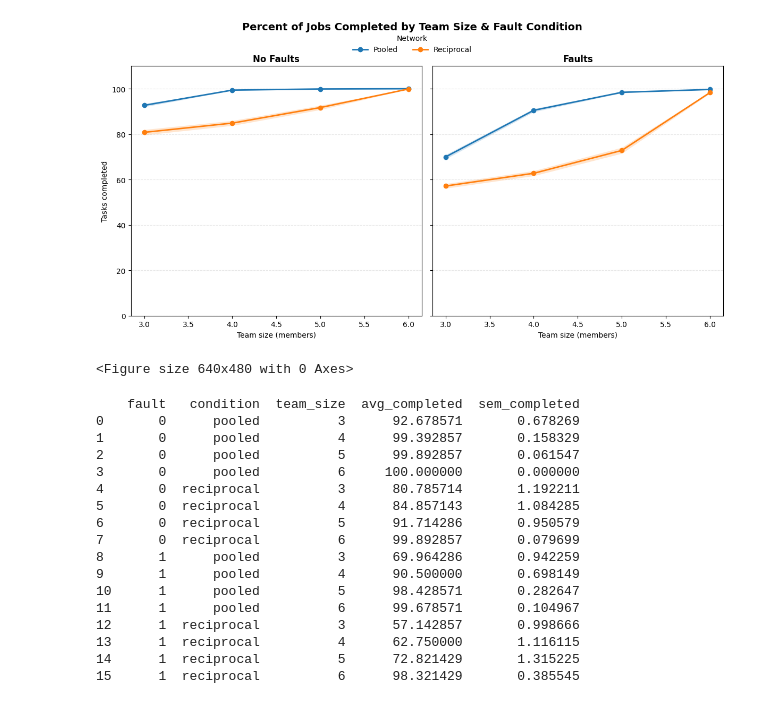
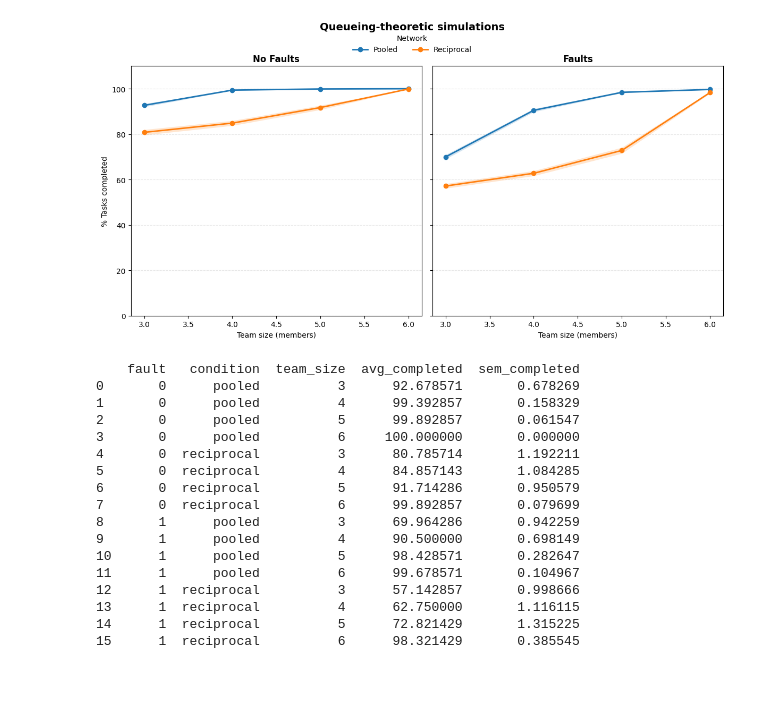
Before and after one commit to emieczkowski/collaborative_redundancy, a Jupyter notebook: simulations/Simulations.ipynb, the cells around one changed output. Drawn from its saved outputs; the diff is of its cells as text; code cells hidden in the pictures.

```diff
--- a/simulations/Simulations.ipynb
+++ b/simulations/Simulations.ipynb
@@ -306,7 +118,7 @@ def plot_team_size_by_tasks_completed(full_team_summary, title):
         ax.set_xlabel("Team size (members)")
         ax.grid(axis="y", linestyle="--", alpha=0.3)
 
-    axes[0].set_ylabel("Tasks completed")
+    axes[0].set_ylabel("% Tasks completed")
     axes[0].set_ylim(0, full_team_summary["num_tasks_completed"].max() * 1.1)
 
     axes[1].legend_.remove() if axes[1].legend_ else None
@@ -327,69 +139,57 @@ def plot_team_size_by_tasks_completed(full_team_summary, title):
     plt.tight_layout()
     plt.show()
 
-    plt.tight_layout()
-    # fig.savefig("Experiment1_simulations.pdf", format="pdf", bbox_inches="tight")
-    plt.show()
-
-    agg = (
-    full_team_summary
-    .groupby(["fault", "condition", "team_size"])["num_tasks_completed"]
-    .agg(["mean", sem])
-    .reset_index()
-    .rename(columns={"mean": "avg_completed", "sem": "sem_completed"})
-)
     print(agg.to_string())
 # %%
 TEAM_SIZES = [3, 4, 5, 6]
 N_JOBS = 14
 STAGES = 3
-HORIZON = 300
+HORIZON = 300       # 5-minute task period, matching the human experiment
 SERVICE_MEAN = 20.0
 FAULT_DUR = 60
 REPS = 200
 
 def simulate_and_record(fault_counts):
     rows = []
     for faults in fault_counts:
         global FAULTS_PER_WORKER
         FAULTS_PER_WORKER = faults
         for size in TEAM_SIZES:
             for condition, sim_fn in [("pooled", simulate_pooled),
                                       ("reciprocal", simulate_reciprocal)]:
                 for rep in range(REPS):
-                    pct, _ = sim_fn(size, seed=10000*faults + rep)
+                    pct, _ = sim_fn(size, seed=10000 * faults + rep)
                     rows.append({
-                        "fault": int(faults>0),
+                        "fault": int(faults > 0),
                         "condition": condition,
                         "team_size": size,
                         "num_tasks_completed": pct
                     })
     return pd.DataFrame(rows)
 
-# 1) simulate for no‐faults (0) and faults (2 per worker)
+# Figure 2 (bottom panels): queueing-theoretic simulations, 0 vs. 2 faults per worker
 full_team_summary = simulate_and_record([0, 2])
 
 plot_team_size_by_tasks_completed(
     full_team_summary,
-    "Percent of Jobs Completed by Team Size & Fault Condition"
+    "Queueing-theoretic simulations"
 )
 # %% [output]
-[figure, old version]
+[figure, new version]
-<Figure size 640x480 with 0 Axes>
+    fault   condition  team_size  avg_completed  sem_completed
+0       0      pooled          3      92.678571       0.678269
+1       0      pooled          4      99.392857       0.158329
+2       0      pooled          5      99.892857       0.061547
+3       0      pooled          6     100.000000       0.000000
+4       0  reciprocal          3      80.785714       1.192211
+5       0  reciprocal          4      84.857143       1.084285
+6       0  reciprocal          5      91.714286       0.950579
+7       0  reciprocal          6      99.892857       0.079699
+8       1      pooled          3      69.964286       0.942259
+9       1      pooled          4      90.500000       0.698149
+10      1      pooled          5      98.428571       0.282647
+11      1      pooled          6      99.678571       0.104967
+12      1  reciprocal          3      57.142857       0.998666
+13      1  reciprocal          4      62.750000       1.116115
+14      1  reciprocal          5      72.821429       1.315225
+15      1  reciprocal          6      98.321429       0.385545
-    fault   condition  team_size  avg_completed  sem_completed
-0       0      pooled          3      92.678571       0.678269
-1       0      pooled          4      99.392857       0.158329
-2       0      pooled          5      99.892857       0.061547
-3       0      pooled          6     100.000000       0.000000
-4       0  reciprocal          3      80.785714       1.192211
-5       0  reciprocal          4      84.857143       1.084285
-6       0  reciprocal          5      91.714286       0.950579
-7       0  reciprocal          6      99.892857       0.079699
-8       1      pooled          3      69.964286       0.942259
-9       1      pooled          4      90.500000       0.698149
-10      1      pooled          5      98.428571       0.282647
-11      1      pooled          6      99.678571       0.104967
-12      1  reciprocal          3      57.142857       0.998666
-13      1  reciprocal          4      62.750000       1.116115
-14      1  reciprocal          5      72.821429       1.315225
-15      1  reciprocal          6      98.321429       0.385545
```
Also changed, not shown: parts of 17 cells of this notebook, 1 other file.
